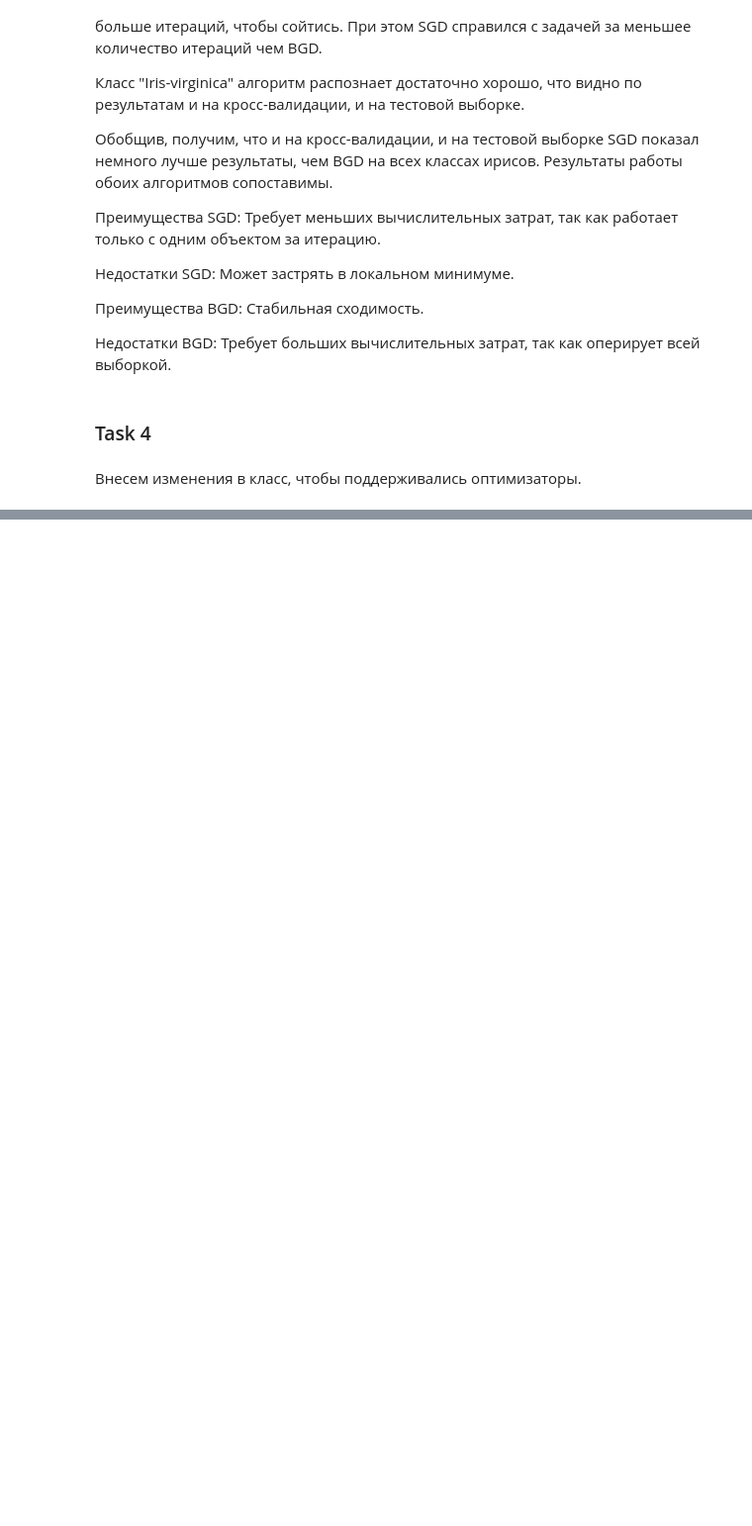
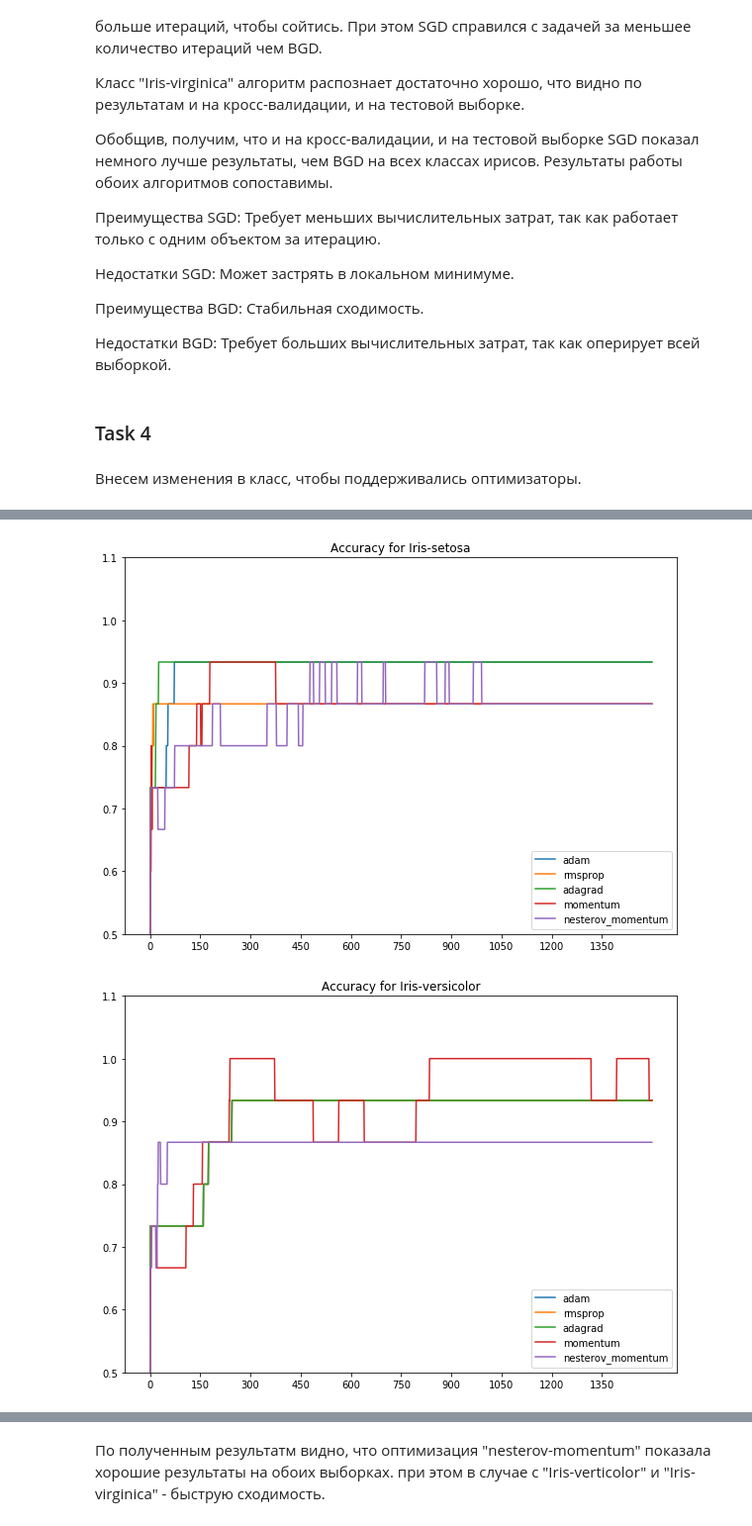
Before and after one commit to Jeniamakarchik/ML_2_part, a Jupyter notebook: HW_3/HW3_gradient_descent.ipynb, the cells around one changed output, grey strips where cells are left out. Shown: that part at 99% size. Drawn from its saved outputs; the diff is of its cells as text; code cells hidden in the pictures; blank space fills up the shorter version.

```diff
--- a/HW_3/HW3_gradient_descent.ipynb
+++ b/HW_3/HW3_gradient_descent.ipynb
@@ -256,8 +255,7 @@ class GDClassifier(BaseEstimator, ClassifierMixin):
 
             self.weights[k+1] = self.weights[k] + u
 
-        half = self.n_iter//2
-        self.coeffs_ = self.weights[half:].mean(axis=0)
+        self.coeffs_ = self.weights.mean(axis=0)
         return self
 
     def predict(self, X):
@@ -294,19 +292,10 @@ class GDClassifier(BaseEstimator, ClassifierMixin):
         w += self.gamma * u
         grad = self.compute_gradient(x, y, w) + self.alpha * w
         return self.gamma * u - self.learning_rate * grad
-
-    def plot_iterations(self, max_iterations, X_train, y_train, X_test, y_test):
-        self.n_iter = max_iterations
-        self.fit(X_train, y_train)
-
-        accuracies = [accuracy_score(y_test, self.sigmoid(X_test.dot(self.weights[i//2:].mean(axis=0))) >= 0.5)
-                      for i in range(1, max_iterations)]
-
-        plt.plot(range(1, max_iterations), accuracies)
 # %%
 param_grid = {
     'learning_rate': [0.1, 0.05, 0.01, 0.005, 0.001],
-    'n_iter': [100, 200, 500, 1000, 2000, 3000, 5000],
+    'n_iter': [100, 250, 500, 1000, 1500],
     'alpha': [0.01, 0.001, 0.0001, 0.0],
     'beta': [0.9, 0.99, 0.999],
     'gamma': [0.9, 0.99, 0.999]
@@ -319,6 +308,8 @@ optimizer = [
     {'type_': 'stochastic', 'optimization': 'momentum'},
     {'type_': 'stochastic', 'optimization': 'nesterov_momentum'},
 ]
+
+best_estimators = {}
 
 for cls in classes:
     X_train, y_train = prepare_data(train_data[[0, 1, 2, 3]], train_data[4], cls)
@@ -339,10 +330,9 @@ for cls in classes:
         print('***** ***** ***** *****')
         print()
 
-        clf.best_estimator_.plot_iterations(1500, X_train, y_train, X_test, y_test)
+        # clf.best_estimator_.plot_iterations(1500, X_train, y_train, X_test, y_test)
 
-    plt.title(f"Accuracy for '{cls}' model")
-    plt.show()
+        best_estimators.setdefault(cls, []).append(clf.best_estimator_)
 # %% [output]
 ***** ***** ***** *****
 Target class: Iris-setosa
@@ -394,0 +354,24 @@ KeyboardInterrupt:
+# %%
+def plot_iterations(clf, max_iterations, X_train, y_train, X_test, y_test):
+    clf.n_iter = max_iterations
+    clf.fit(X_train, y_train)
+
+    accuracies = [accuracy_score(y_test, clf.sigmoid(X_test.dot(clf.weights[:i+1].mean(axis=0))) >= 0.5)
+                  for i in range(max_iterations)]
+
+    plt.plot(range(max_iterations), accuracies)
+# %%
+max_iter = 1500
+for cls in classes:
+    plt.figure(figsize=(10, 7))
+    for clf in best_estimators[cls]:
+        plot_iterations(clf, 1500, X_train, y_train, X_test, y_test)
+
+    plt.ylim(0.5, 1.1)
+    plt.xticks(range(0, max_iter, 150))
+    plt.legend(['adam', 'rmsprop', 'adagrad', 'momentum', 'nesterov_momentum'], loc='lower right')
+    plt.title(f'Accuracy for {cls}')
+    plt.show()
+# %% [output]
+[figure, added]
+[figure, added]
@@ -394,0 +379,2 @@ KeyboardInterrupt:
+# %% [markdown]
+По полученным результатм видно, что оптимизация "nesterov-momentum" показала хорошие результаты на обоих выборках. при этом в случае с "Iris-verticolor" и "Iris-virginica" - быструю сходимость.
```
Also changed, not shown: parts of 4 cells of this notebook.
